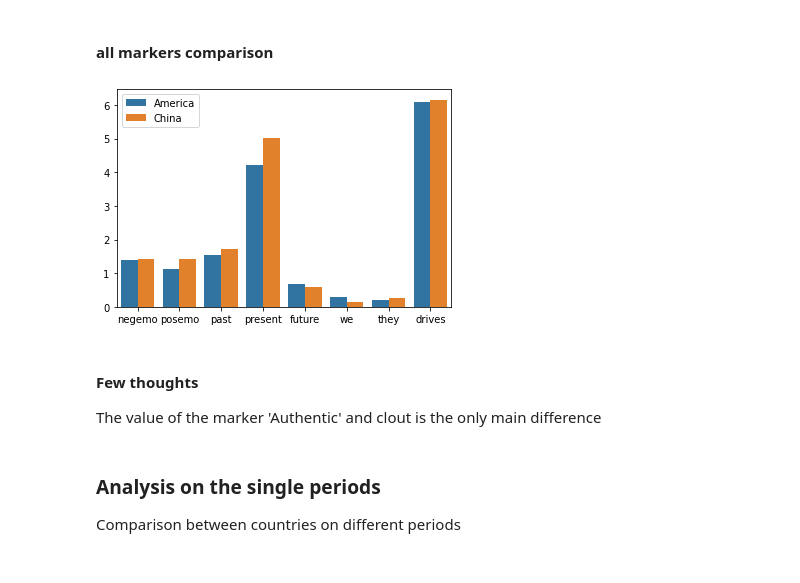
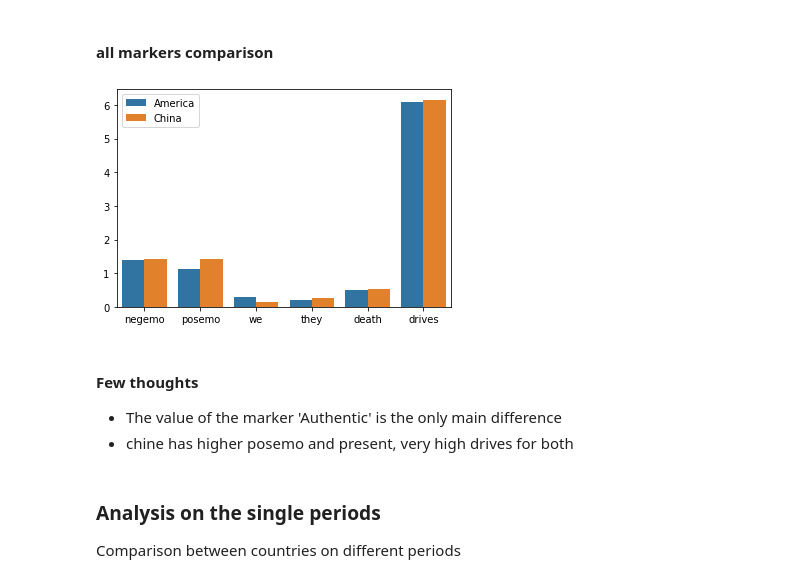
Before and after one commit to silviapoletti/Covid19-related-tweets-Network-Analysis, a Jupyter notebook: src/sentiment_analysis/statistics.ipynb, the cells around one changed output. Saved outputs shown, nothing was run; the diff lists cells and outputs as text; code cells hidden in the pictures.

```diff
--- a/src/sentiment_analysis/statistics.ipynb
+++ b/src/sentiment_analysis/statistics.ipynb
@@ -167,33 +168,35 @@ plt.show()
 # %%
 # total
 america_total = pd.DataFrame(americaTL.mean(
-    axis=0)[["negemo", "posemo", "focuspast", "focuspresent", "focusfuture", "we", "they", "drives"]])
+    axis=0)[["negemo", "posemo", "we", "they", "death", "drives"]])
 america_total.rename(columns={0: "value"}, inplace=True)
 america_total['sentiment'] = america_total.index
 america_total.reset_index(drop=True, inplace=True)
 america_total.insert(0, 'country', 'America')
 
 china_total = pd.DataFrame(chinaTL.mean(
-    axis=0)[["negemo", "posemo", "focuspast", "focuspresent", "focusfuture", "we", "they", "drives"]])
+    axis=0)[["negemo", "posemo", "we", "they", "death", "drives"]])
 china_total.rename(columns={0: "value"}, inplace=True)
 china_total['sentiment'] = china_total.index
 china_total.reset_index(drop=True, inplace=True)
 china_total.insert(0, 'country', 'China')
 
 total = pd.concat([america_total, china_total])
-total['sentiment'].replace({'focuspast': 'past', 'focuspresent': 'present',
-             'focusfuture': 'future'}, inplace=True)
+#total['sentiment'].replace({'focuspast': 'past', 'focuspresent': 'present', 'focusfuture': 'future'}, inplace=True)
 
 tot = sns.barplot(data=total, x='sentiment', hue='country', y="value")
 tot.set(xlabel="", ylabel='')
 tot.legend(title="")
-tot.tick_params(labelsize=10)
+#tot.tick_params(labelsize=10)
+plt.savefig('./hystograms/other_variables.pdf')
 plt.show()
 # %% [output]
-[figure, old version]
+[figure, new version]
 # %% [markdown]
 #### Few thoughts
-The value of the marker 'Authentic' and clout is the only main difference
+- The value of the marker 'Authentic' is the only main difference
+- chine has higher posemo and present, very high drives
+for both
 # %% [markdown]
 ### Analysis on the single periods
 Comparison between countries on different periods
```
Also changed, not shown: parts of 27 cells of this notebook, 6 other files.
